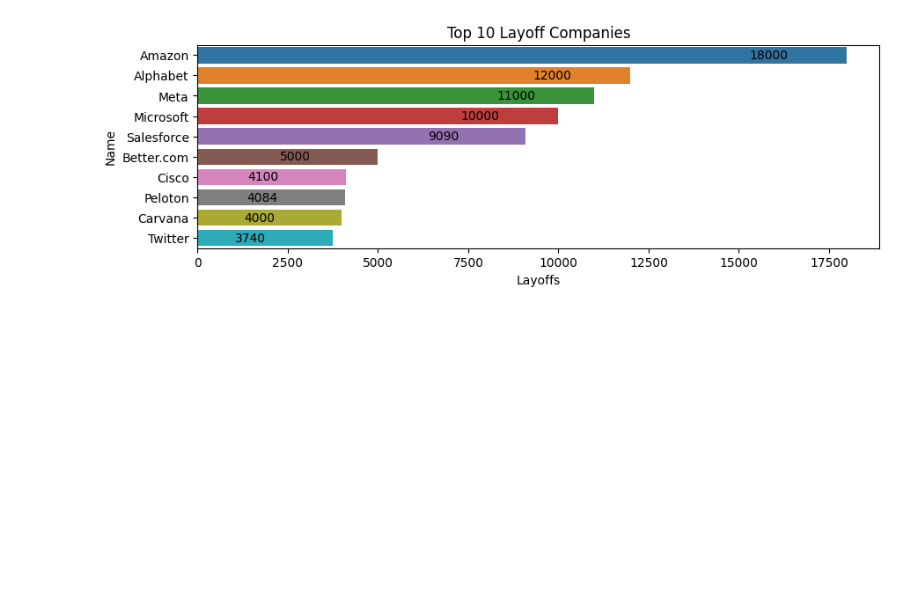
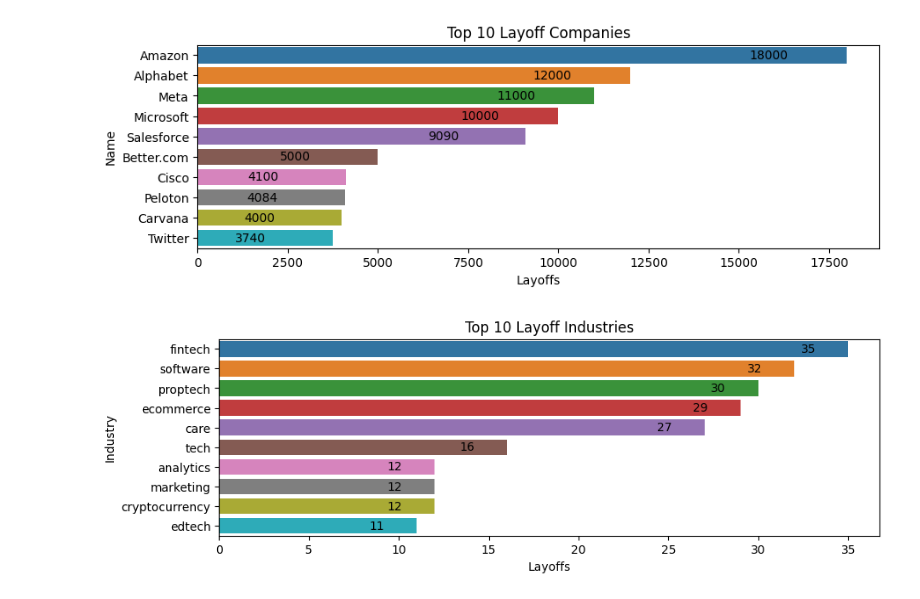
Before and after one commit to ortizfram/Tech-Company-Layoffs--2022-2023-, a Jupyter notebook: Tech-layoffs-2022-2023.ipynb, the cells around one changed output. Saved outputs shown, nothing was run; the diff lists cells and outputs as text; code cells hidden in the pictures; blank space fills up the shorter version.

Commit message:
top10 lcoations, top10 industries

```diff
--- a/Tech-layoffs-2022-2023.ipynb
+++ b/Tech-layoffs-2022-2023.ipynb
@@ -139,3 +139,17 @@ plt.ylabel('Name')
 plt.show()
 # %% [output]
 [figure]
+# %%
+fig, ax = plt.subplots(figsize=(10, 3))
+top_10_industries = data['industry'].value_counts().head(10)
+top_10_industries = data.groupby('industry').size().sort_values(ascending=False).head(10)
+top_10_industries = top_10_industries.to_frame().reset_index()
+p=sns.barplot(y='industry',x=0, data=top_10_industries,ax=ax)
+for container in p.containers:
+    p.bar_label(container,padding=-40)
+plt.title("Top 10 Layoff Industries")
+plt.xlabel('Layoffs')
+plt.ylabel('Industry')
+plt.show()
+# %% [output]
+[figure, added]
```
Also changed, not shown: parts of 1 cell of this notebook.
